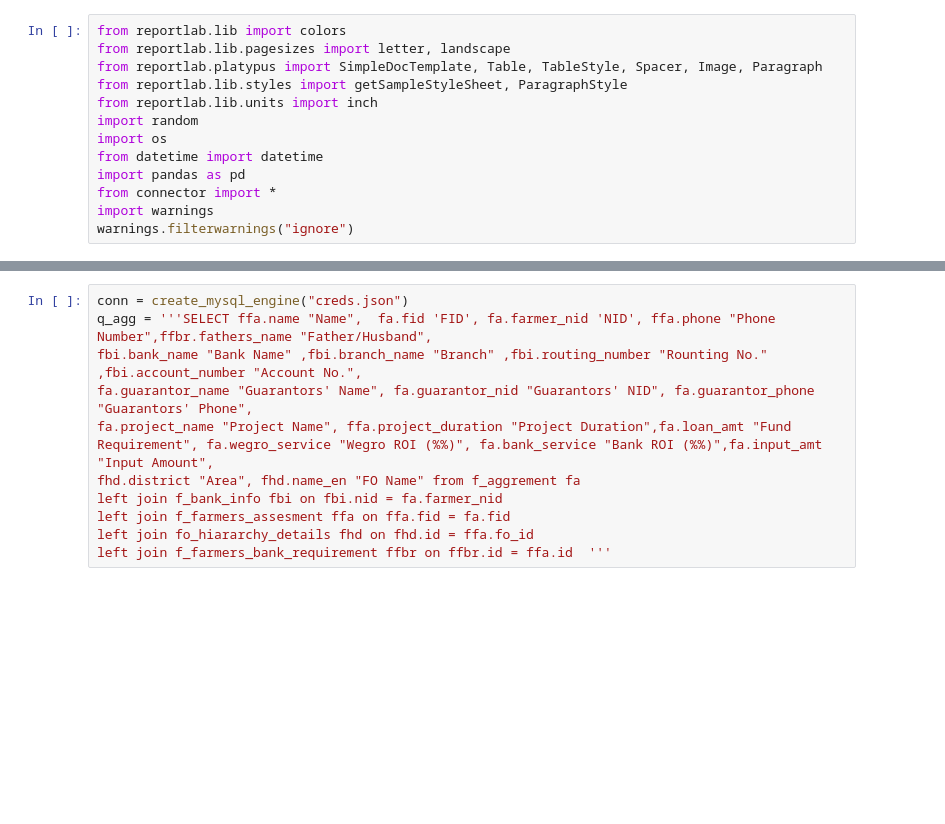
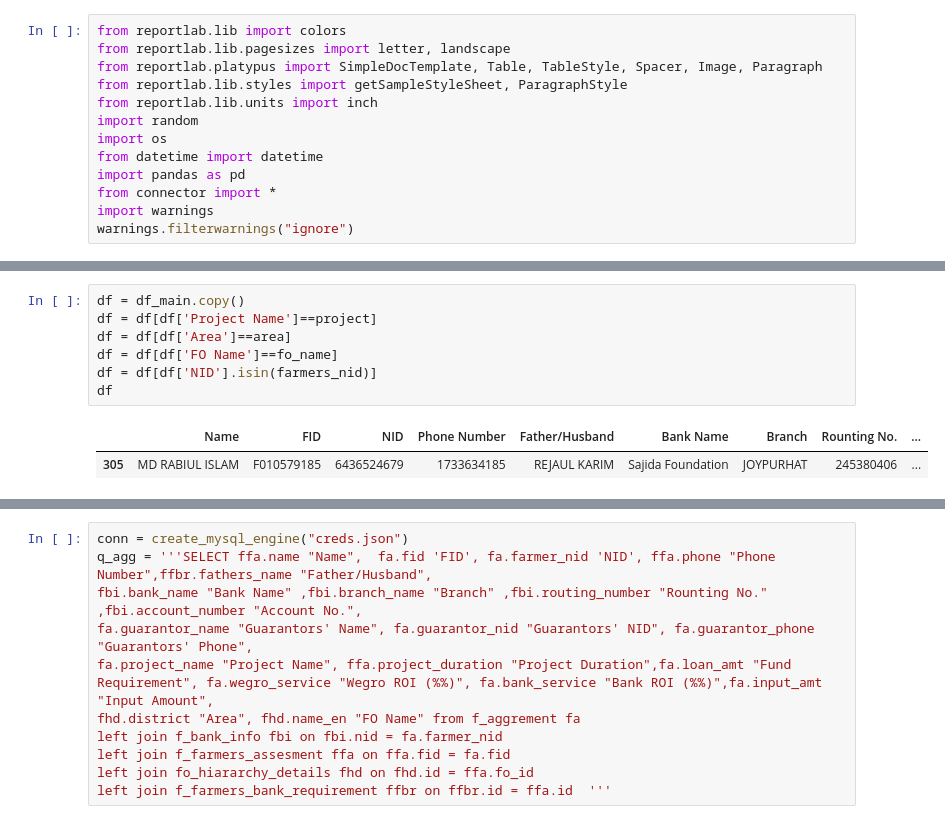
Before and after one commit to Munnamm27/sanction_letter_generator, a Jupyter notebook: rnd.ipynb, the cells around one changed output, grey strips where cells are left out. Cells and saved outputs as stored; diff of their text form; blank space fills up the shorter version.

```diff
--- a/rnd.ipynb
+++ b/rnd.ipynb
@@ -13,0 +48,10 @@ warnings.filterwarnings("ignore")
+# %%
+df = df_main.copy()
+df = df[df['Project Name']==project]
+df = df[df['Area']==area]
+df = df[df['FO Name']==fo_name]
+df = df[df['NID'].isin(farmers_nid)]
+df
+# %% [output]
+|  | Name | FID | NID | Phone Number | Father/Husband | Bank Name | Branch | Rounting No. | ... |
+| 305 | MD RABIUL ISLAM | F010579185 | 6436524679 | 1733634185 | REJAUL KARIM | Sajida Foundation | JOYPURHAT | 245380406 | ... |
```
Also changed, not shown: parts of 5 cells of this notebook, 3 other files.
